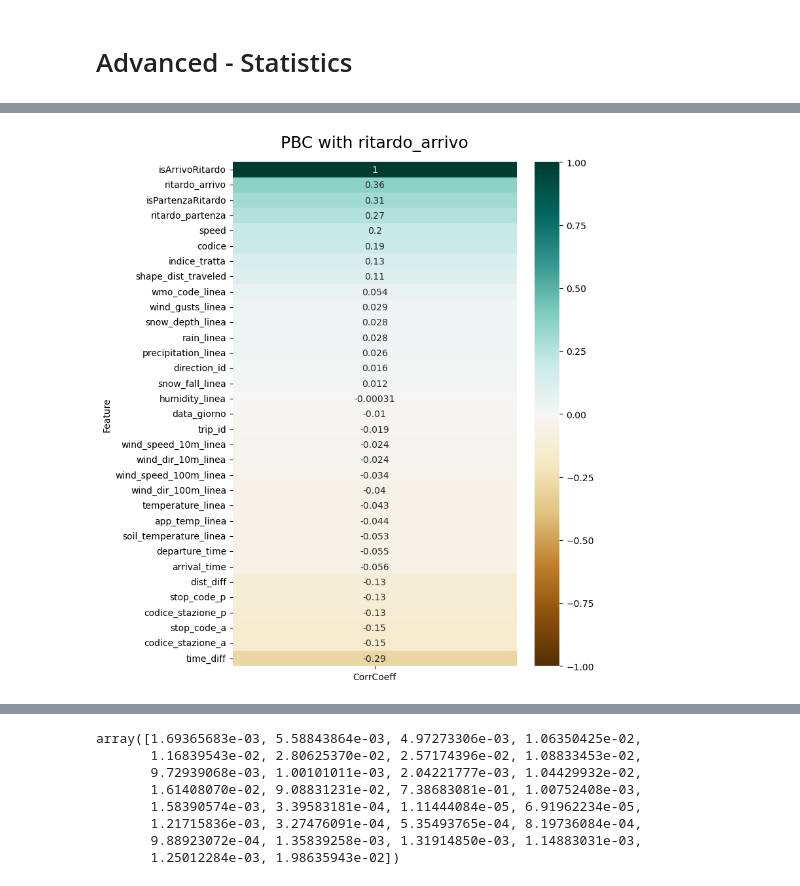
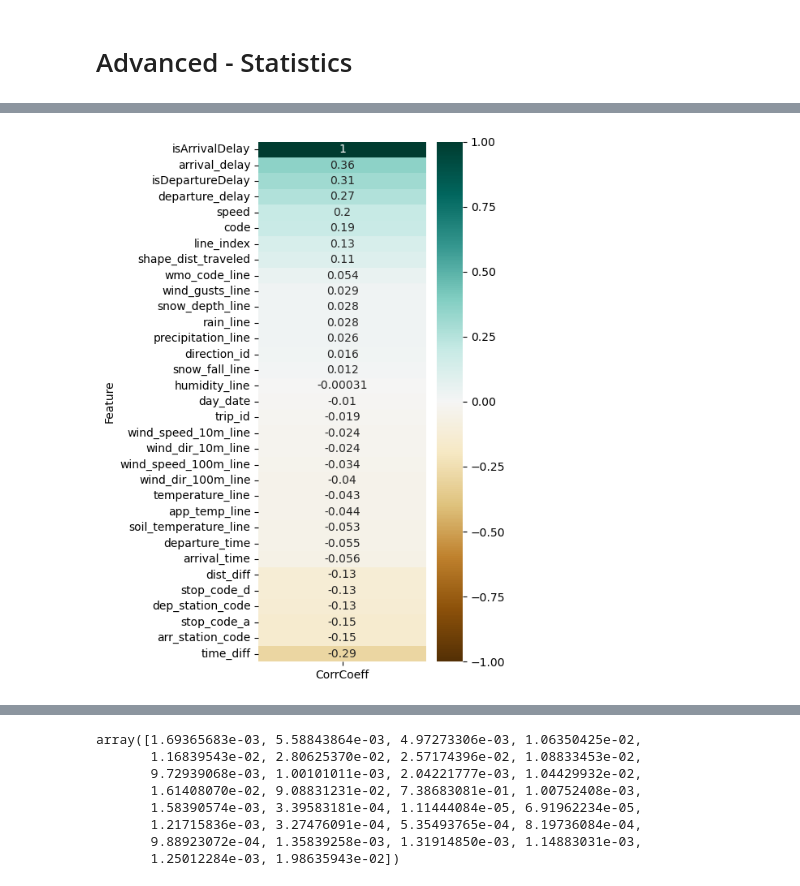
Before and after one commit to gianlucarea/weather-delay, a Jupyter notebook: code/02-data_analytics.ipynb, the cells around one changed output, grey strips where cells are left out. Saved outputs shown, nothing was run; the diff lists cells and outputs as text; code cells hidden in the pictures.

```diff
--- a/code/02-data_analytics.ipynb
+++ b/code/02-data_analytics.ipynb
@@ -216,6 +212,33 @@ plt.show()
 main_dataset = main_dataset.round({'speed':0,'temperature_linea':0,'wind_dir_10m_linea':0,'soil_temperature_linea':0 ,
                                   'wind_gusts_linea':0, 'wind_dir_100m_linea':0 ,'wind_speed_100m_linea':0,
                                   'wind_speed_10m_linea':0, 'wmo_code_linea':0 , 'humidity_linea':0})
+# %%
+main_dataset_copy = main_dataset.rename(columns={
+    'codice_stazione_p': 'dep_station_code',
+    'codice_stazione_a':'arr_station_code',
+    'indice_tratta':'line_index',
+    'codice':'code',
+    'data_giorno':'day_date',
+    'stop_code_p':'stop_code_d',
+    'ritardo_partenza':'departure_delay',
+    'ritardo_arrivo':'arrival_delay',
+    'temperature_linea':'temperature_line',
+    'app_temp_linea':'app_temp_line',
+    'rain_linea':'rain_line',
+    'snow_fall_linea':'snow_fall_line',
+    'snow_depth_linea':'snow_depth_line',
+    'humidity_linea':'humidity_line',
+    'precipitation_linea':'precipitation_line',
+    'wmo_code_linea':'wmo_code_line',
+    'wind_speed_10m_linea':'wind_speed_10m_line',
+    'wind_speed_100m_linea':'wind_speed_100m_line',
+    'wind_dir_10m_linea':'wind_dir_10m_line',
+    'wind_dir_100m_linea':'wind_dir_100m_line',
+    'wind_gusts_linea':'wind_gusts_line',
+    'soil_temperature_linea':'soil_temperature_line',
+    'isArrivoRitardo':'isArrivalDelay',
+    'isPartenzaRitardo':'isDepartureDelay'
+})
 # %%
 # Point Biserial Correlation
 # encode categorical data into numeric values
@@ -273,13 +281,12 @@ pbc_corr
 # %%
 # Point biserial correlation
-
-plt.figure(figsize=(7, 10))
+plt.figure(figsize=(5, 7))
 pbc_corr = pbc_corr.set_index("Feature")
 heatmap = sns.heatmap(pbc_corr[["CorrCoeff"]].sort_values(by="CorrCoeff", ascending=False), vmin=-1, vmax=1, annot=True, cmap="BrBG")
-heatmap.set_title("PBC with ritardo_arrivo", fontdict={"fontsize":18}, pad=16);
-plt.savefig("../images/data_analytics_images/pointbiserial_correlation.png")
+plt.tight_layout()
+plt.savefig("../images/data_analytics_images/classification_pointbiserial_correlation.png")
 del pbc_corr
 # %% [output]
-[figure, old version]
+[figure, new version]
 # %%
 # Spearman correlation
```
Also changed, not shown: parts of 25 cells of this notebook, 12 other files.
